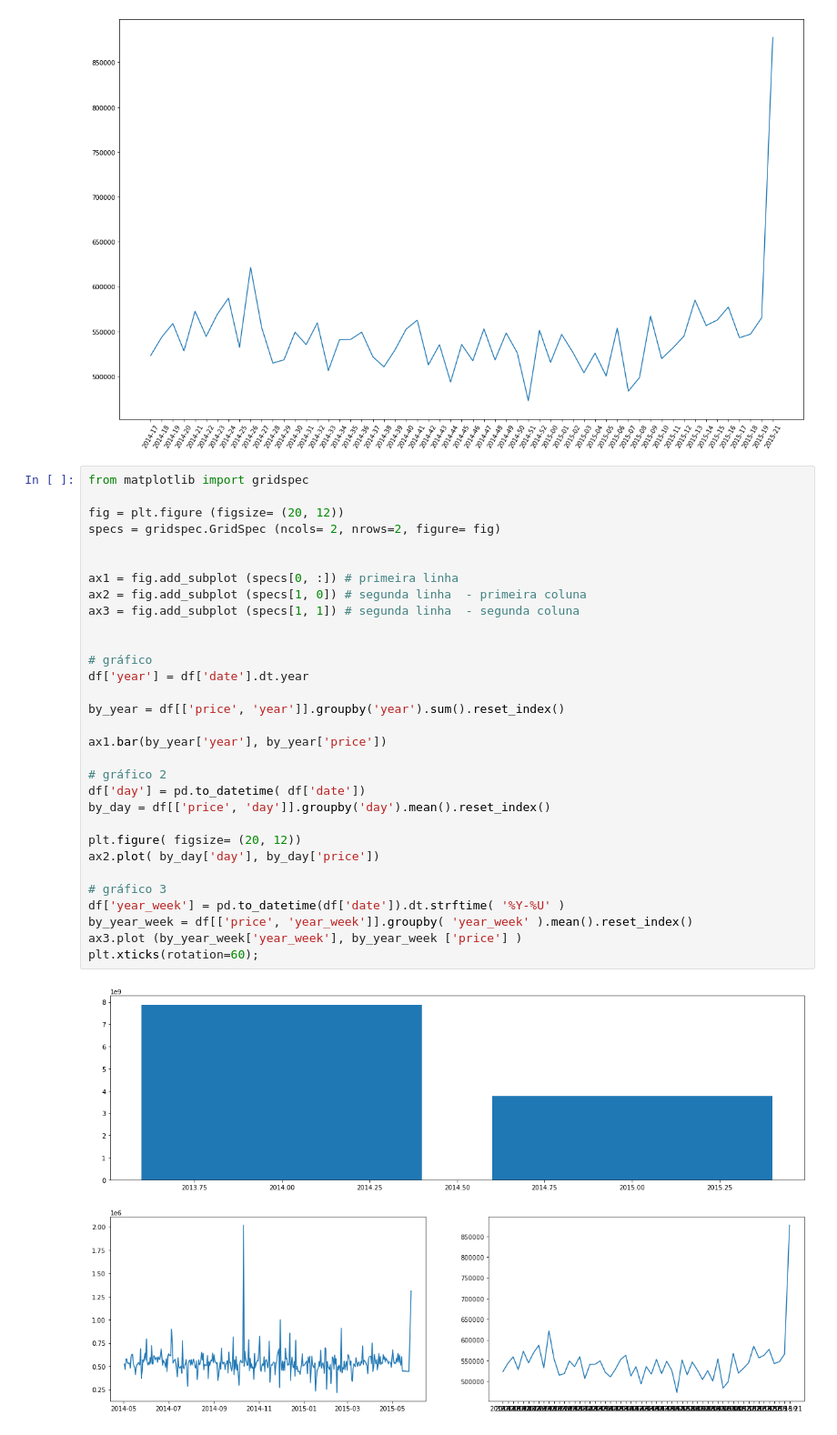
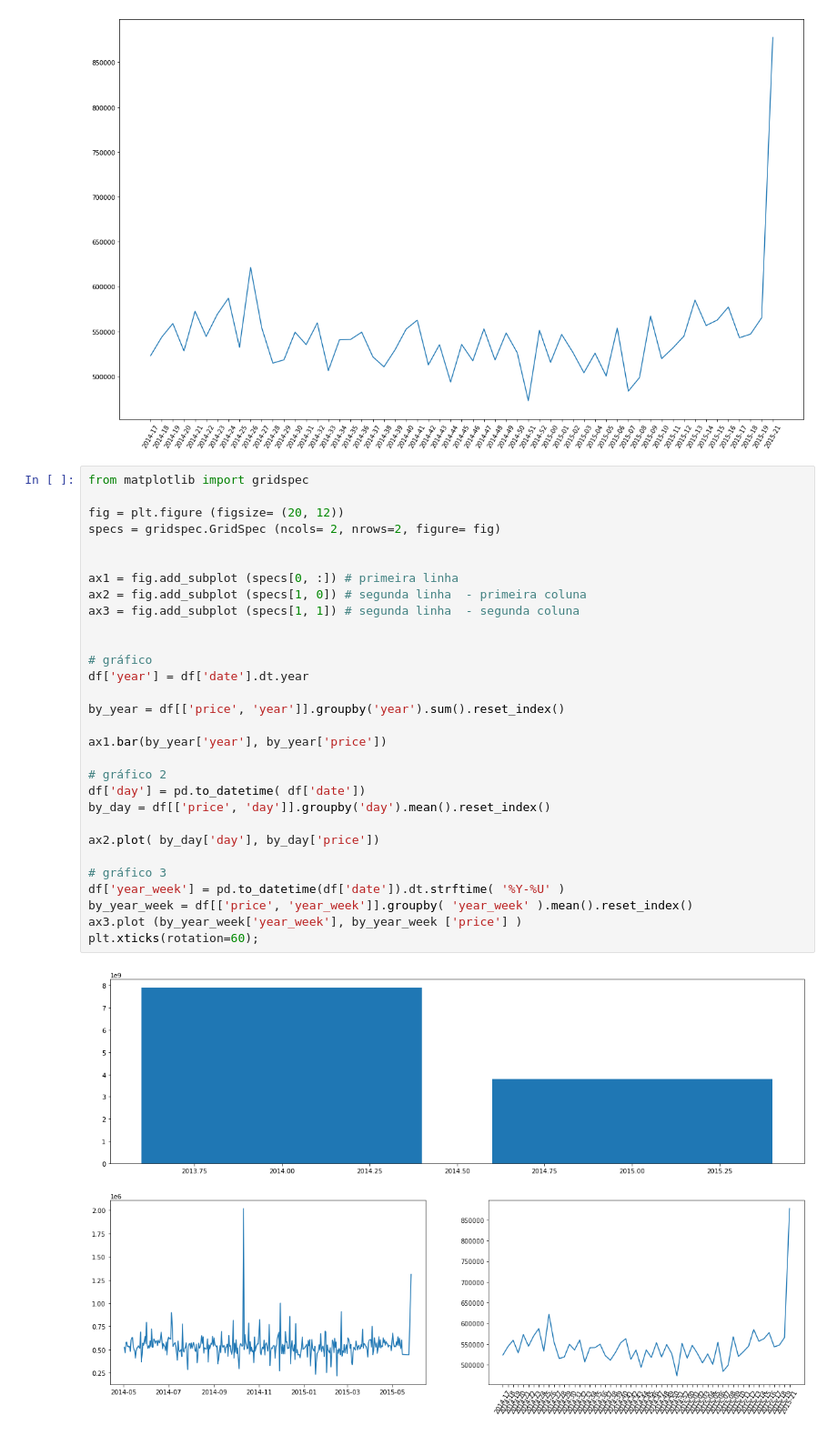
Before and after one commit to rafaelandradeslv/repos_ds, a Jupyter notebook: exercicios/code_examples.ipynb, the cells around one changed output. Shown: that part at 91% size. Cells and saved outputs as stored; diff of their text form.

```diff
--- a/exercicios/code_examples.ipynb
+++ b/exercicios/code_examples.ipynb
@@ -177,32 +179,31 @@ plt.xticks( rotation = 60);
 from matplotlib import gridspec
 
 fig = plt.figure (figsize= (20, 12))
 specs = gridspec.GridSpec (ncols= 2, nrows=2, figure= fig)
 
 
 ax1 = fig.add_subplot (specs[0, :]) # primeira linha
 ax2 = fig.add_subplot (specs[1, 0]) # segunda linha  - primeira coluna
 ax3 = fig.add_subplot (specs[1, 1]) # segunda linha  - segunda coluna
 
 
 # gráfico
 df['year'] = df['date'].dt.year
 
 by_year = df[['price', 'year']].groupby('year').sum().reset_index()
 
 ax1.bar(by_year['year'], by_year['price'])
 
 # gráfico 2
 df['day'] = pd.to_datetime( df['date'])
 by_day = df[['price', 'day']].groupby('day').mean().reset_index()
 
-plt.figure( figsize= (20, 12))
 ax2.plot( by_day['day'], by_day['price'])
 
 # gráfico 3
 df['year_week'] = pd.to_datetime(df['date']).dt.strftime( '%Y-%U' )
 by_year_week = df[['price', 'year_week']].groupby( 'year_week' ).mean().reset_index()
 ax3.plot (by_year_week['year_week'], by_year_week ['price'] )
 plt.xticks(rotation=60);
 # %% [output]
-[figure, old version]
+[figure, new version]
```
Also changed, not shown: parts of 20 cells of this notebook, 2 other files.
